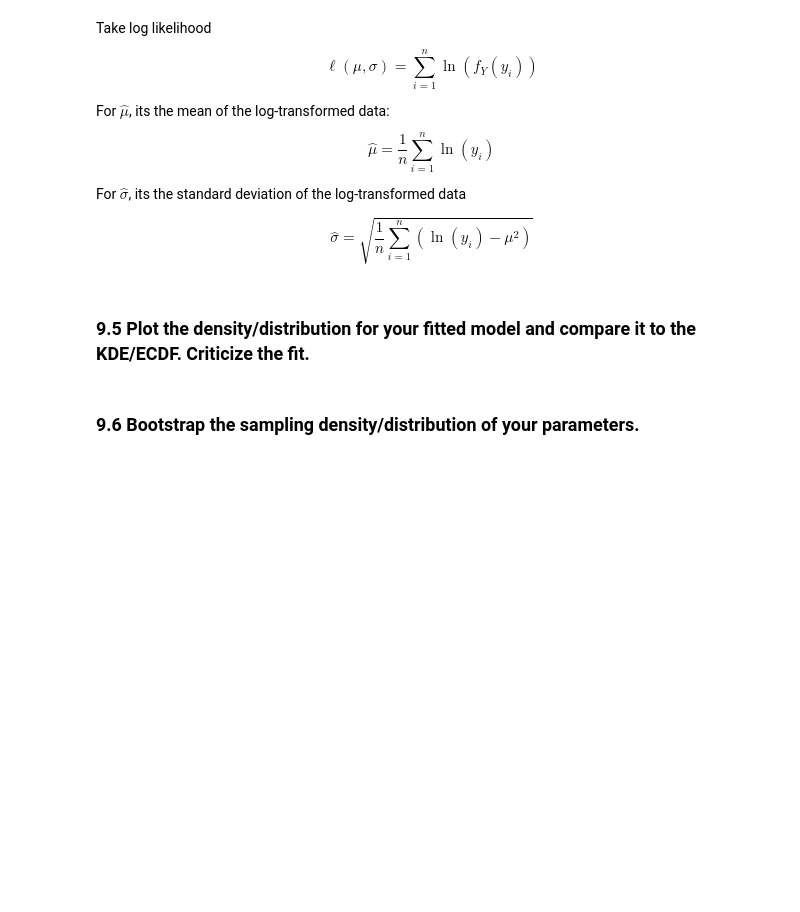
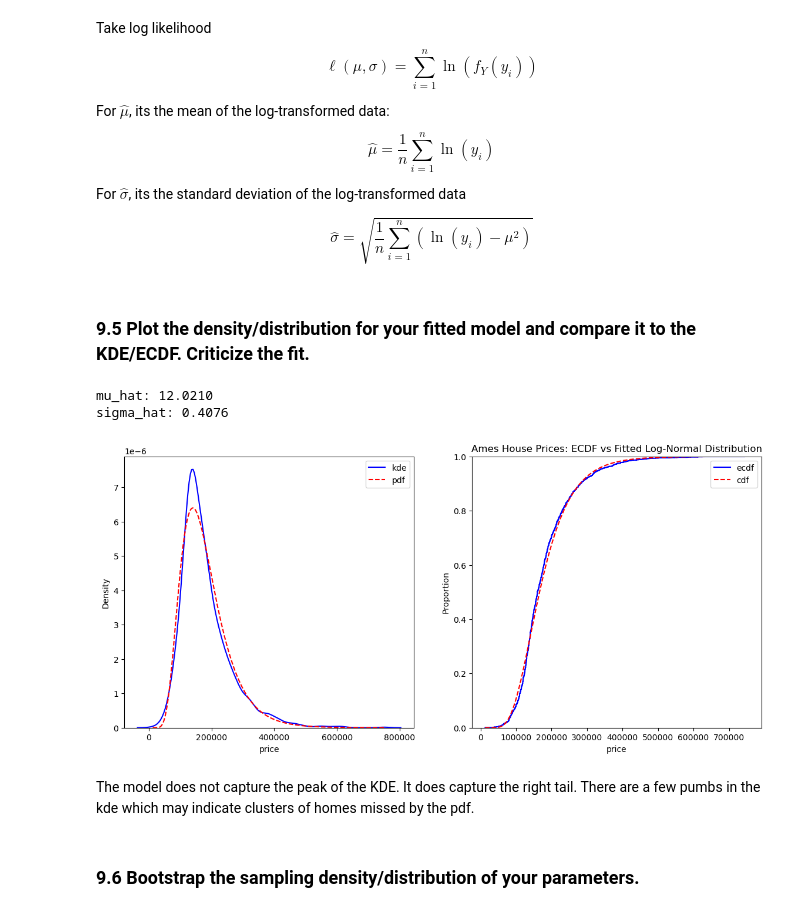
Before and after one commit to ssegaloff/UU_Assignment_7, a Jupyter notebook: assignment_7.ipynb, the cells around one changed output. Drawn from its saved outputs; the diff is of its cells as text; code cells hidden in the pictures; blank space fills up the shorter version.

```diff
--- a/assignment_7.ipynb
+++ b/assignment_7.ipynb
@@ -537,16 +537,16 @@ Original MLE:  0.659717051377513
 - Plot the density/distribution for your fitted model and compare it to the KDE/ECDF. Criticize the fit.
 - Bootstrap the sampling density/distribution of your parameters.
 # %%
-df = pd.read_csv('/Users/sabinesegaloff/Code/UVA_Fall_25/Understanding_Uncertainty_5030/data/ames_prices.csv')
+ames = pd.read_csv('/Users/sabinesegaloff/Code/UVA_Fall_25/Understanding_Uncertainty_5030/data/ames_prices.csv')
 # %% [markdown]
 ### 9.1 Make a KDE of 'price'. Select an appropriate distribution for modeling it and explain why you selected it.
 # %% [markdown]
 Price data is always positive. Its also right skewed because of a couple of super expensive houses. Due to skew I am looking at the log of price.
 # %%
 # make a kde of 'price'
-
-y = np.log(df['price'])
-sns.histplot(y,stat='proportion')
+prices = ames['price']
+log_prices = np.log(ames['price'])
+sns.histplot(log_prices,stat='proportion')
 plt.show()
 # %% [output]
 [figure]
@@ -605,5 +605,43 @@ For $\hat{\sigma}$, its the standard deviation of the log-transformed data
 $$\hat{\sigma}=\sqrt{\frac{1}{n}\sum_{i=1}^n (\ln(y_i)-\mu^2)}$$
 # %% [markdown]
 ### 9.5 Plot the density/distribution for your fitted model and compare it to the KDE/ECDF. Criticize the fit.
+# %%
+from scipy import stats
+
+# calculate stats on log data
+mu_hat = log_prices.mean()
+sigma_hat = log_prices.std()
+
+print(f'mu_hat: {mu_hat:.4f}')
+print(f'sigma_hat: {sigma_hat:.4f}')
+
+# plot pdf vs kde and cdf vs ecdf
+fig, axes = plt.subplots(1,2,figsize=(14,6))
+
+# plot empirical data (KDE)
+sns.kdeplot(x=prices,ax=axes[0],label='kde', color='blue')
+
+# plot the fitted log normal model
+x_range = np.linspace(prices.min(),prices.max(),2000)
+pdf_vals = stats.lognorm.pdf(x_range,s=sigma_hat,scale=np.exp(mu_hat))
+sns.lineplot(x=x_range,y=pdf_vals,ax=axes[0],label='pdf',linestyle='--',color='red')
+plt.title('Ames House Prices: KDE vs Fitted Log-Normal Distribution')
+
+# plot empirical data (ECDF)
+sns.ecdfplot(x=prices,ax=axes[1],label='ecdf', color='blue')
+
+# plot the fitted log normal model
+x_range = np.linspace(prices.min(),prices.max(),2000)
+cdf_vals = stats.lognorm.cdf(x_range,s=sigma_hat,scale=np.exp(mu_hat))
+sns.lineplot(x=x_range,y=cdf_vals,ax=axes[1],label='cdf',linestyle='--',color='red')
+plt.title('Ames House Prices: ECDF vs Fitted Log-Normal Distribution')
+
+plt.show()
+# %% [output]
+mu_hat: 12.0210
+sigma_hat: 0.4076
+[figure, added]
+# %% [markdown]
+The model does not capture the peak of the KDE. It does capture the right tail. There are a few pumbs in the kde which may indicate clusters of homes missed by the pdf.
 # %% [markdown]
 ### 9.6 Bootstrap the sampling density/distribution of your parameters.
```
Also changed, not shown: parts of 2 cells of this notebook.
